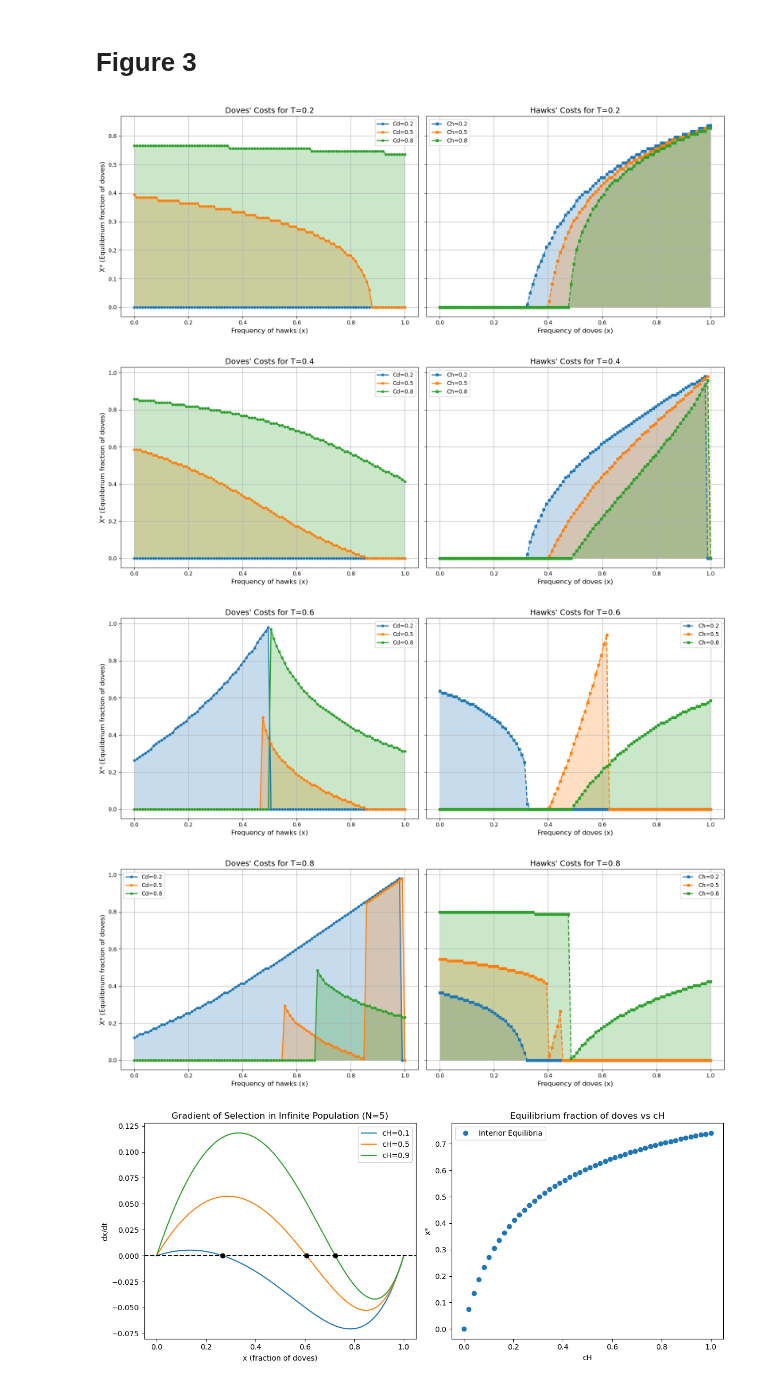
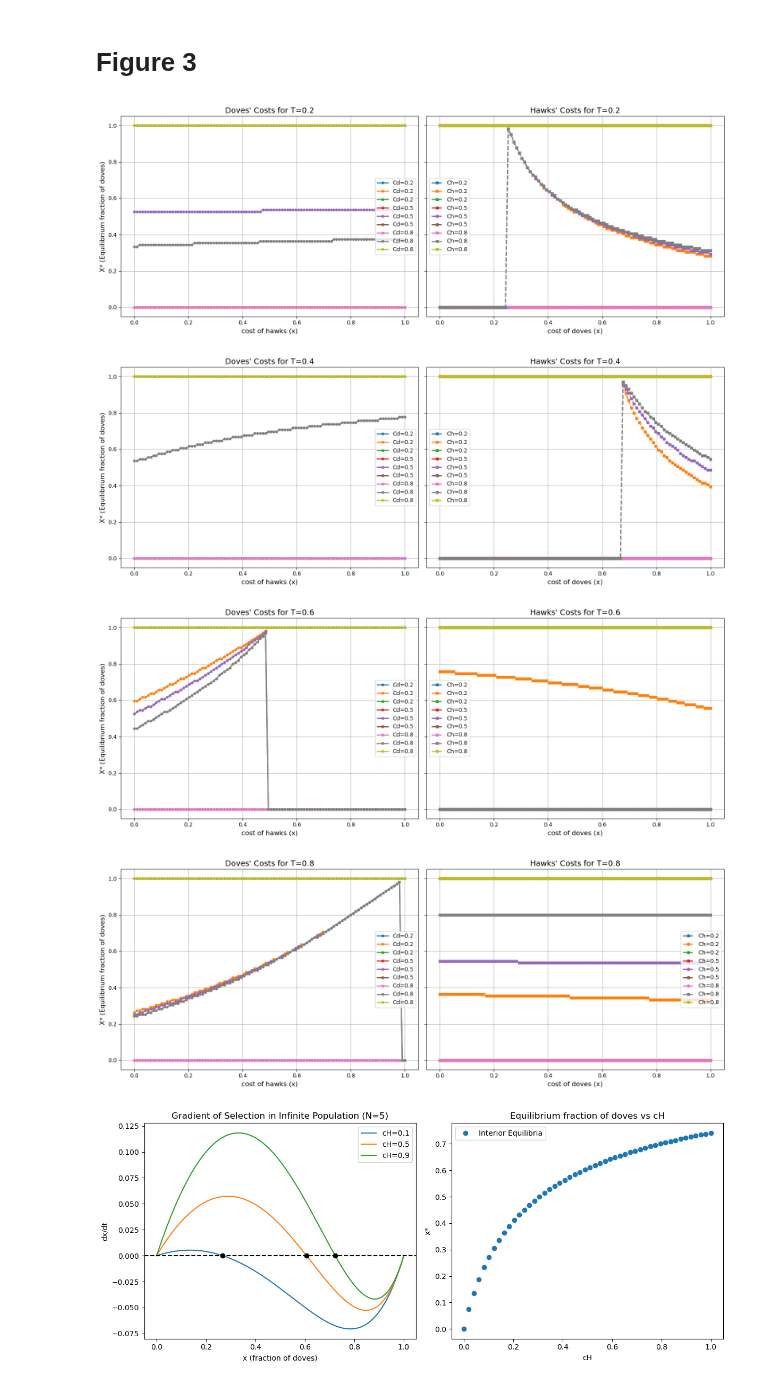
Before and after one commit to femkegeens/CGT, a Jupyter notebook: cgt_group_assignment.ipynb, the cells around one changed output. Saved outputs shown, nothing was run; the diff lists cells and outputs as text; code cells hidden in the pictures.

Commit message:
code figure 3

```diff
--- a/cgt_group_assignment.ipynb
+++ b/cgt_group_assignment.ipynb
@@ -331,16 +282,34 @@ def P_D(amount_hawks, c_d,  T):
+# %%
+# Payoff hawks
+def P_H_T(amount_hawks, c_h, T, N):
+    P_H = 0
+    total_hawks= amount_hawks + 1
+    amount_doves = N - total_hawks
+    if amount_doves/N < T:
+        P_H = (R - amount_hawks*c_h) / total_hawks
+    return P_H
+
+# Payoff doves
+def P_D_T(amount_hawks, c_d,  T, N):
+    P_D = 0
+    total_hawks = amount_hawks + 1
+    amount_doves = N - total_hawks
+    if amount_doves/N >= T:
+        P_D = R - (total_hawks * c_d) / amount_doves
+    return P_D
 # %%
 # Fitness hawks
 def average_fitness_hawks(N, x_fraction, c_h, T):
     average_fitness = 0.0
     for i in range(N):
-        average_fitness += comb(N-1, i)*(x_fraction**i)*((1-x_fraction)**(N-1-i))*P_H(i, c_h, T)
+        average_fitness += comb(N-1, i)*(x_fraction**i)*((1-x_fraction)**(N-1-i))*P_H_T(i, c_h, T, N)
     return average_fitness
 
 # Fitness doves
 def average_fitness_doves(N, x_fraction, c_d, T):
     average_fitness = 0.0
     for i in range(N):
-        average_fitness += comb(N-1, i)*(x_fraction**i)*((1-x_fraction)**(N-1-i))*P_D(i, c_d, T)
+        average_fitness += comb(N-1, i)*(x_fraction**i)*((1-x_fraction)**(N-1-i))*P_D_T(i, c_d, T, N)
     return average_fitness
 # %%
 def find_equilibria_indexes(run):
@@ -417,45 +397,52 @@ Doves_Costs = [0.2, 0.5, 0.8]
 Hawks_Costs_labels = ["Ch=0.2", "Ch=0.5", "Ch=0.8"]
 Hawks_Costs = [0.2, 0.5, 0.8]
 
-
 def plot_figure3_side_by_side(T_values, Doves_Costs, Doves_Costs_labels, Hawks_Costs, Hawks_Costs_labels):
     for t_idx, T in enumerate(T_values):
         fig, axes = plt.subplots(1, 2, figsize=(16, 6), sharey=True)
 
         #Doves
         for d_idx, c_d in enumerate(Doves_Costs):
             y_as, x_as = figure3A(T, c_d)
-            axes[0].plot(x_as, y_as, label=Doves_Costs_labels[d_idx],
+
+            axes[0].plot(x_as, y_as[0], label=Doves_Costs_labels[d_idx],
                          linestyle='-', marker='o', markersize=4, linewidth=2)
-            axes[0].fill_between(x_as, 0, y_as, alpha=0.25)
+            axes[0].plot(x_as, y_as[1], label=Doves_Costs_labels[d_idx],
+                         linestyle='-', marker='o', markersize=4, linewidth=2)
+            axes[0].plot(x_as, y_as[2], label=Doves_Costs_labels[d_idx],
+                         linestyle='-', marker='o', markersize=4, linewidth=2)
 
         axes[0].set_title(f"Doves' Costs for {T_labels[t_idx]}", fontsize=14)
-        axes[0].set_xlabel("Frequency of hawks (x)", fontsize=12)
+        axes[0].set_xlabel("cost of hawks (x)", fontsize=12)
         axes[0].set_ylabel("X* (Equilibrium fraction of doves)", fontsize=12)
         axes[0].legend(fontsize=10, loc="best")
         axes[0].grid(True)
 
         # Hawk's
         for h_idx, c_h in enumerate(Hawks_Costs):
             y_as, x_as = figure3B(T, c_h)
-            axes[1].plot(x_as, y_as, label=Hawks_Costs_labels[h_idx],
+
+            axes[1].plot(x_as, y_as[0], label=Hawks_Costs_labels[h_idx],
                          linestyle='--', marker='s', markersize=4, linewidth=2)
-            axes[1].fill_between(x_as, 0, y_as, alpha=0.25)
+            axes[1].plot(x_as, y_as[1], label=Hawks_Costs_labels[h_idx],
+                         linestyle='--', marker='s', markersize=4, linewidth=2)
+            axes[1].plot(x_as, y_as[2], label=Hawks_Costs_labels[h_idx],
+                         linestyle='--', marker='s', markersize=4, linewidth=2)
 
         axes[1].set_title(f"Hawks' Costs for {T_labels[t_idx]}", fontsize=14)
-        axes[1].set_xlabel("Frequency of doves (x)", fontsize=12)
+        axes[1].set_xlabel("cost of doves (x)", fontsize=12)
         axes[1].legend(fontsize=10, loc="best")
         axes[1].grid(True)
 
         plt.tight_layout()
         plt.show()
 
 plot_figure3_side_by_side(T_values, Doves_Costs, Doves_Costs_labels, Hawks_Costs, Hawks_Costs_labels)
 # %% [output]
-[figure, old version]
+[figure, new version]
-[figure, old version]
+[figure, new version]
-[figure, old version]
+[figure, new version]
-[figure, old version]
+[figure, new version]
 # %%
 # %% [output]
 [figure]
```
Also changed, not shown: parts of 5 cells of this notebook.
